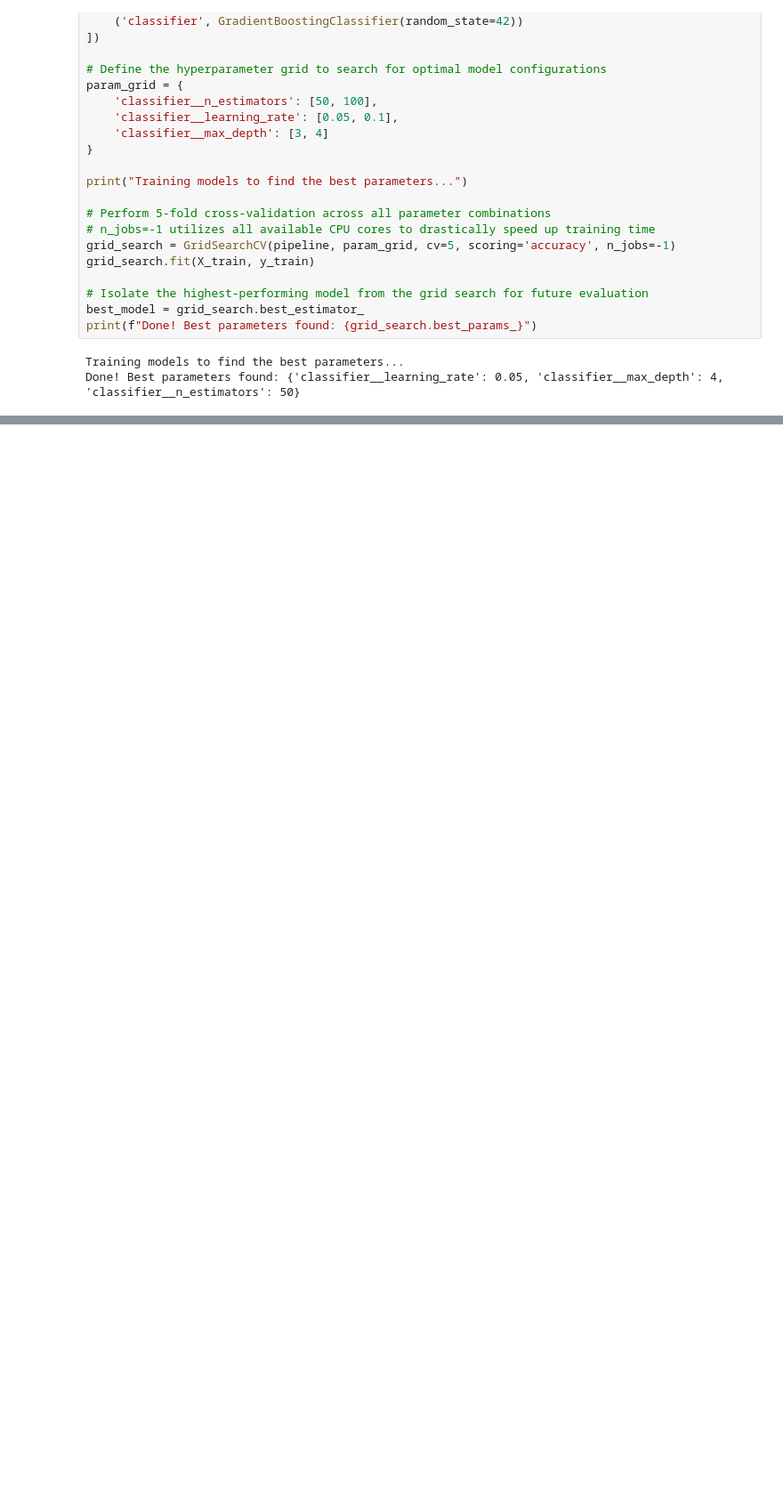
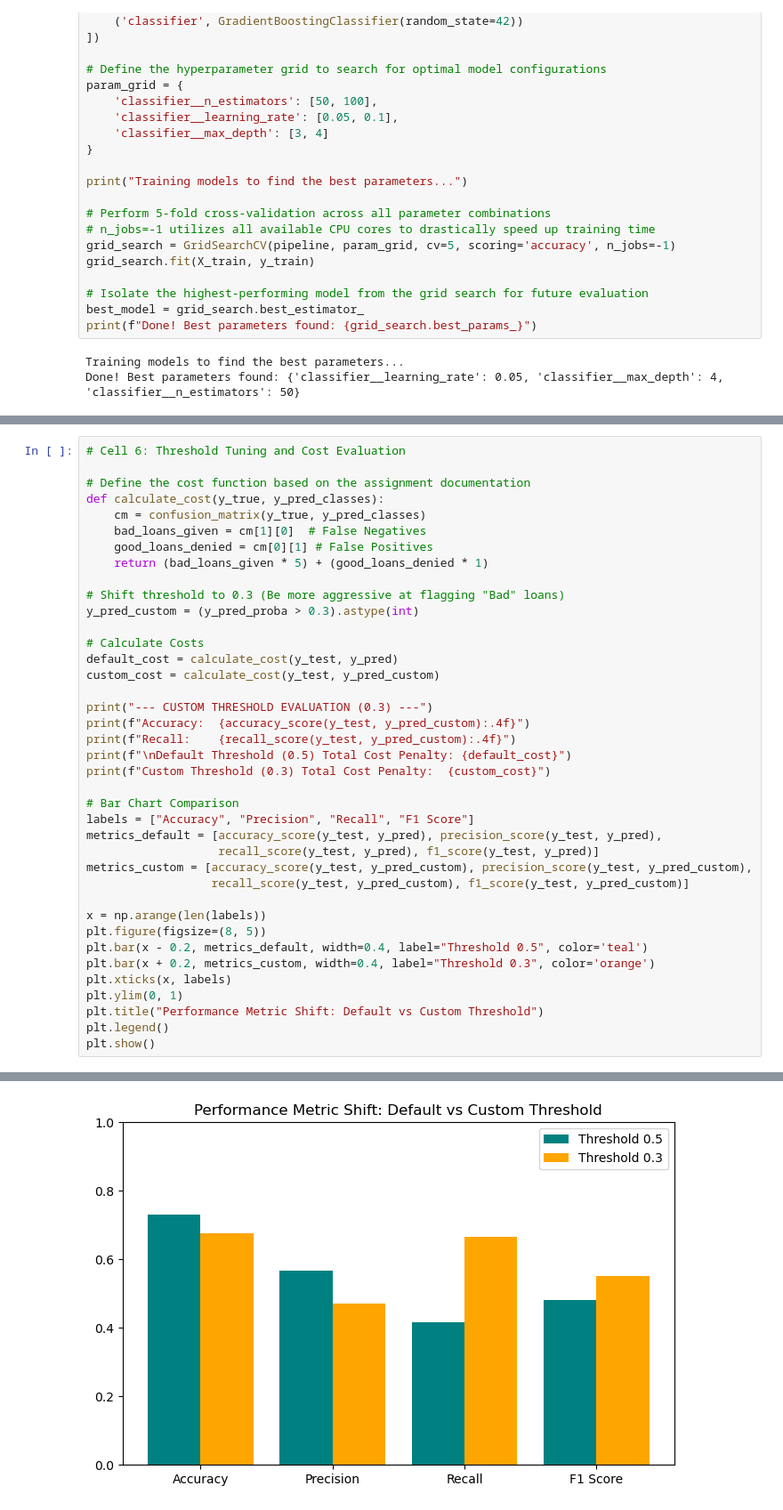
Before and after one commit to SachiniGayathma/loan-approval-predictor, a Jupyter notebook: notebooks/gradient_boosting.ipynb, the cells around one changed output, grey strips where cells are left out. Shown at 89% size. Cells and saved outputs as stored; diff of their text form; blank space fills up the shorter version.

```diff
--- a/notebooks/gradient_boosting.ipynb
+++ b/notebooks/gradient_boosting.ipynb
@@ -154,0 +189,40 @@ TOTAL MODEL COST PENALTY: 194
+# %%
+# Cell 6: Threshold Tuning and Cost Evaluation
+
+# Define the cost function based on the assignment documentation
+def calculate_cost(y_true, y_pred_classes):
+    cm = confusion_matrix(y_true, y_pred_classes)
+    bad_loans_given = cm[1][0]  # False Negatives
+    good_loans_denied = cm[0][1] # False Positives
+    return (bad_loans_given * 5) + (good_loans_denied * 1)
+
+# Shift threshold to 0.3 (Be more aggressive at flagging "Bad" loans)
+y_pred_custom = (y_pred_proba > 0.3).astype(int)
+
+# Calculate Costs
+default_cost = calculate_cost(y_test, y_pred)
+custom_cost = calculate_cost(y_test, y_pred_custom)
+
+print("--- CUSTOM THRESHOLD EVALUATION (0.3) ---")
+print(f"Accuracy:  {accuracy_score(y_test, y_pred_custom):.4f}")
+print(f"Recall:    {recall_score(y_test, y_pred_custom):.4f}")
+print(f"\nDefault Threshold (0.5) Total Cost Penalty: {default_cost}")
+print(f"Custom Threshold (0.3) Total Cost Penalty:  {custom_cost}")
+
+# Bar Chart Comparison
+labels = ["Accuracy", "Precision", "Recall", "F1 Score"]
+metrics_default = [accuracy_score(y_test, y_pred), precision_score(y_test, y_pred),
+                   recall_score(y_test, y_pred), f1_score(y_test, y_pred)]
+metrics_custom = [accuracy_score(y_test, y_pred_custom), precision_score(y_test, y_pred_custom),
+                  recall_score(y_test, y_pred_custom), f1_score(y_test, y_pred_custom)]
+
+x = np.arange(len(labels))
+plt.figure(figsize=(8, 5))
+plt.bar(x - 0.2, metrics_default, width=0.4, label="Threshold 0.5", color='teal')
+plt.bar(x + 0.2, metrics_custom, width=0.4, label="Threshold 0.3", color='orange')
+plt.xticks(x, labels)
+plt.ylim(0, 1)
+plt.title("Performance Metric Shift: Default vs Custom Threshold")
+plt.legend()
+plt.show()
+# %% [output]
@@ -154,0 +235 @@ TOTAL MODEL COST PENALTY: 194
+[figure, added]
```
Also changed, not shown: parts of 4 cells of this notebook.
